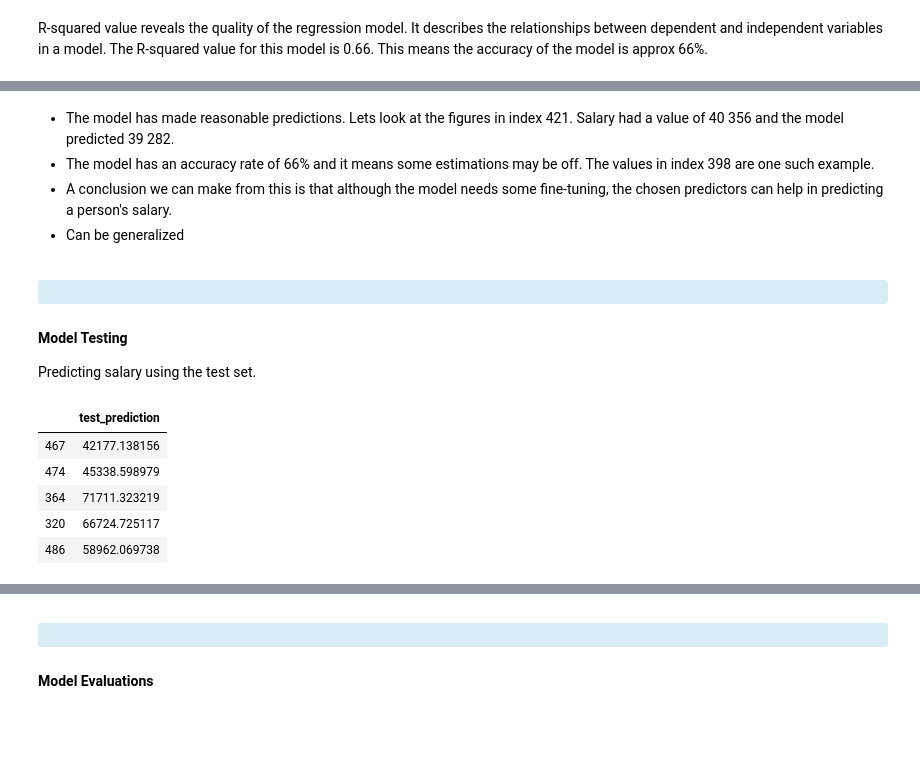
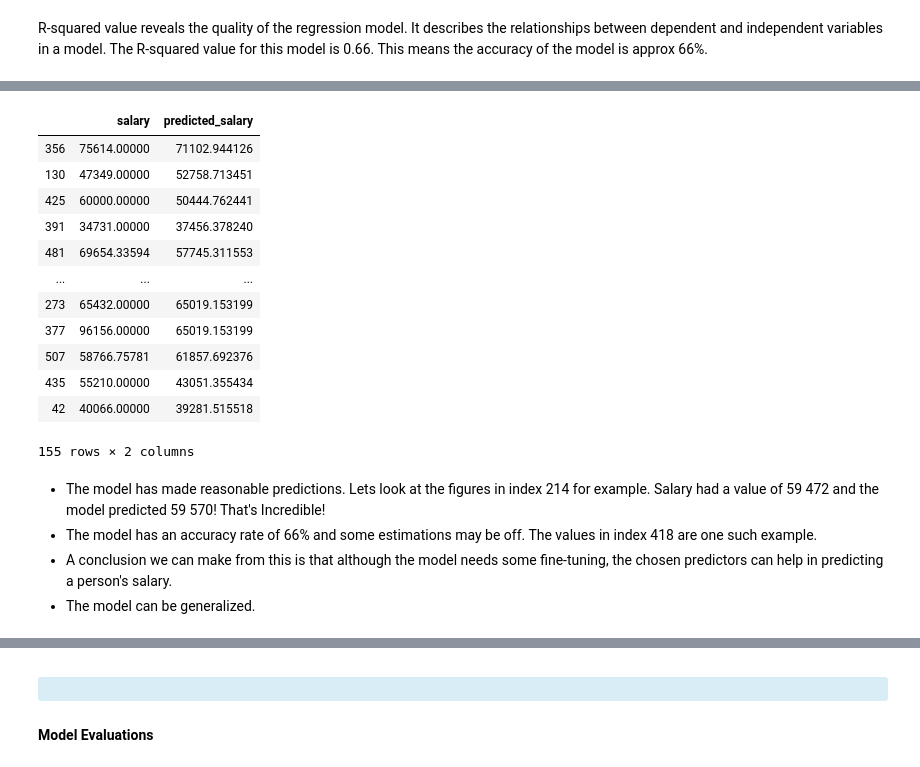
Before and after one commit to MphoKhotleng/Multiple-Linear-Regression, a Jupyter notebook: Updated_MLR.ipynb, the cells around one changed output, grey strips where cells are left out. Saved outputs shown, nothing was run; the diff lists cells and outputs as text; code cells hidden in the pictures; blank space fills up the shorter version.

```diff
--- a/Updated_MLR.ipynb
+++ b/Updated_MLR.ipynb
@@ -288,2 +289,2 @@ df.head(2)
 # %%
-df_combo = pd.concat([Y_train,X_train,df],axis=1)
+df_compare = pd.concat([Y_test,df],axis=1)
@@ -298,12 +291,21 @@ df_compare.head(3)
+# %%
+df_compare
+# %% [output]
+|  | salary | predicted_salary |
+| 356 | 75614.00000 | 71102.944126 |
+| 130 | 47349.00000 | 52758.713451 |
+| 425 | 60000.00000 | 50444.762441 |
+| 391 | 34731.00000 | 37456.378240 |
+| 481 | 69654.33594 | 57745.311553 |
+| ... | ... | ... |
+| 273 | 65432.00000 | 65019.153199 |
+| 377 | 96156.00000 | 65019.153199 |
+| 507 | 58766.75781 | 61857.692376 |
+| 435 | 55210.00000 | 43051.355434 |
+| 42 | 40066.00000 | 39281.515518 |
+155 rows × 2 columns
 # %% [markdown]
-- The model has made reasonable predictions. Lets look at the figures in index 421. Salary had a value of 40 356 and the model predicted 39 282.
-- The model has an accuracy rate of 66% and it means some estimations may be off. The values in index 398 are one such example.
+- The model has made reasonable predictions. Lets look at the figures in index 214 for example. Salary had a value of 59 472 and the model predicted 59 570! That's Incredible!
+- The model has an accuracy rate of 66% and some estimations may be off. The values in index 418 are one such example.
 - A conclusion we can make from this is that although the model needs some fine-tuning, the chosen predictors can help in predicting a person's salary.
-- Can be generalized
+- The model can be generalized.
-# %% [markdown]
-<a id='test'></a> <div class="alert alert-block alert-info">
-
-#### Model Testing
-
-Predicting salary using the test set.
- </div>
@@ -313,13 +311,0 @@ test = model.predict(X_test)
-# %%
-#create dataframe of predicted salaries from the test set
-df_test = pd.DataFrame(test)
-df_test.rename(columns={0:'test_prediction'},inplace=True)
-
-df_test.head()
-# %% [output]
-|  | test_prediction |
-| 467 | 42177.138156 |
-| 474 | 45338.598979 |
-| 364 | 71711.323219 |
-| 320 | 66724.725117 |
-| 486 | 58962.069738 |
```
Also changed, not shown: parts of 25 cells of this notebook.
